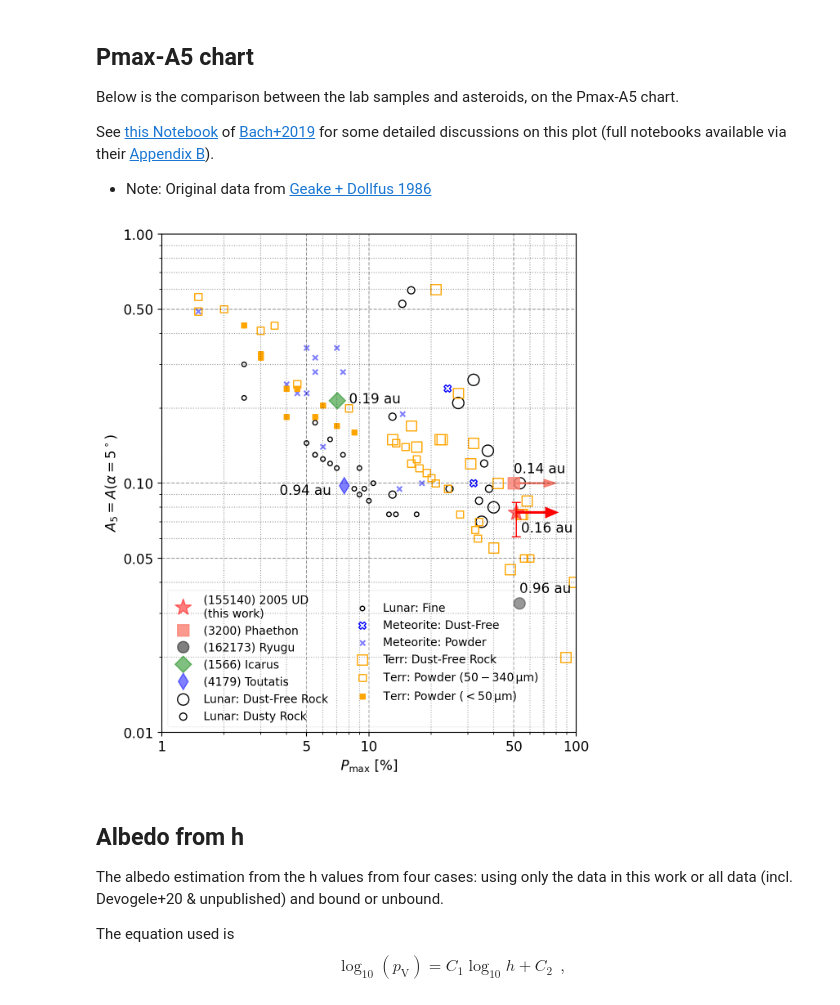
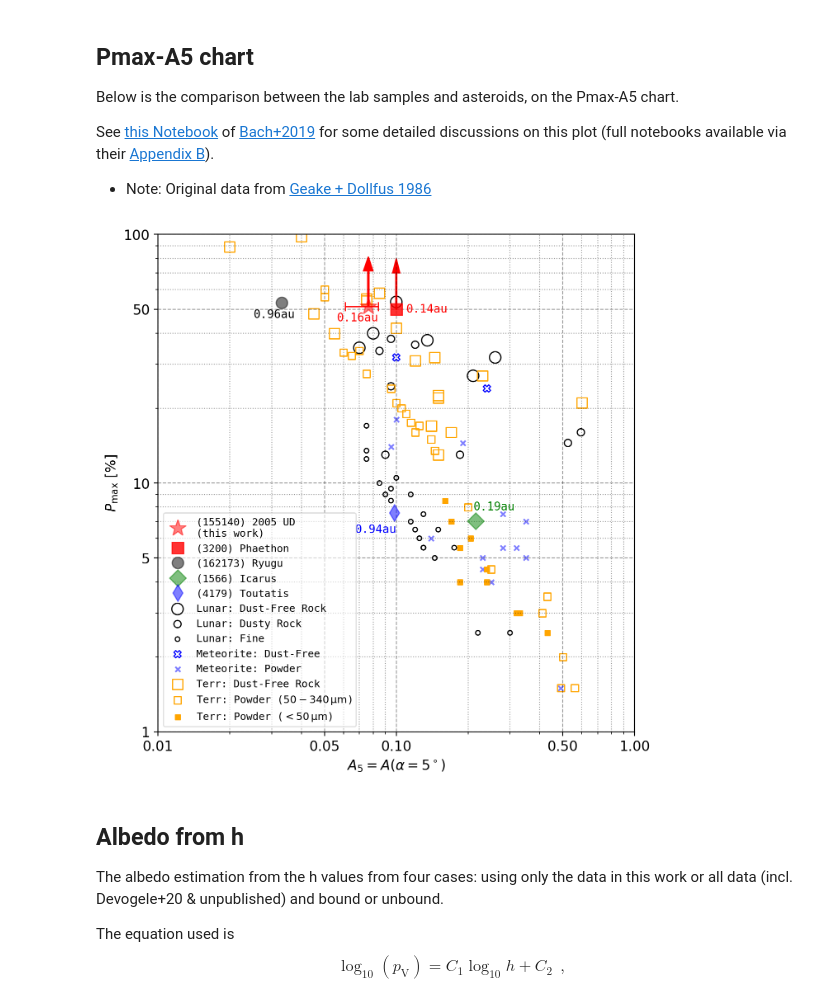
Before and after one commit to ysBach/IshiguroM_etal_155140_2005UD, a Jupyter notebook: polarimetry/Comparison_with_others.ipynb, the cells around one changed output. Drawn from its saved outputs; the diff is of its cells as text; code cells hidden in the pictures.

```diff
--- a/polarimetry/Comparison_with_others.ipynb
+++ b/polarimetry/Comparison_with_others.ipynb
@@ -334,68 +335,81 @@ markers = {"Lunar Dust-Free Rock":
                     label="Terr: Powder ($< 50 \,\mathrm{\mu m}$)")
            }
 
 plt.close('all')
-fig, ax = plt.subplots(1, 1, figsize=(6.3, 7))
+fig, ax = plt.subplots(1, 1, figsize=(7, 7))
 
 for categ, group in dg_ptab:
-    ax.scatter(group["Pmax"], group["A5"], **markers[categ])
+    ax.scatter(group["A5"], group["Pmax"], **markers[categ])
 
+fontdict = {'family':"monospace", "size": 10}
+# 2005UD
+oefactor = 1.31
+alb_5_ud = 0.1/oefactor # A_5 = p_V/1.31 : Factor 1.31 same as Phaethon in ItoT+2018NatCo paper.
 pmax_ud = 51.31
-alb_5_ud = 0.1/1.31  # A_5 = p_V/1.31 : Factor 1.31 same as Phaethon in ItoT+2018NatCo paper.
-dy = np.array([[alb_5_ud - 0.08/1.31], [0.11/1.31 - alb_5_ud]])
-ax.plot(pmax_ud, alb_5_ud, marker='*', color='r', ms=15,
-        ls='', alpha=0.5, label="(155140) 2005 UD \n(this work)")
-ax.errorbar(pmax_ud, alb_5_ud, yerr=dy, marker=None, color='r', ms=10,
+dx = np.array([[alb_5_ud - 0.08/oefactor], [0.11/oefactor - alb_5_ud]])
+_ = ax.plot(alb_5_ud, pmax_ud, marker='*', color='r', ms=15,
+            ls='', alpha=0.5, label="(155140) 2005 UD \n(this work)")
+color = _[0].get_color()
+ax.errorbar(alb_5_ud, pmax_ud, xerr=dx, marker=None, color=color, ms=10,
             ls='', elinewidth=1, capsize=4, label=None)
-ax.arrow(pmax_ud, alb_5_ud, dx=20, dy=0, head_width=0.007, head_length=10, fc='r', ec='r')
-ax.text(pmax_ud+3, alb_5_ud/1.2, "0.16 au")
+ax.arrow(alb_5_ud, pmax_ud, dx=0, dy=20, head_width=0.007, head_length=10, fc=color, ec=color)
+ax.text(alb_5_ud*0.9, pmax_ud*0.9, "0.16au", ha="center", va="center", fontdict=fontdict, color=color)
 
+# Phaethon
+alb_5_phae = 0.10
 pmax_phae = 50
-alb_5_phae = 0.10 # rough value from polarimetry (e.g., ItoT+2018 NatCo)
-ax.plot(pmax_phae, alb_5_phae, marker='s', color='salmon', ms=10,
-        ls='', alpha=0.8, label="(3200) Phaethon")
-ax.arrow(pmax_phae, alb_5_phae, dx=20, dy=0, head_width=0.007, head_length=10, fc='salmon', ec='salmon')
-ax.text(pmax_phae, alb_5_phae*1.1, "0.14 au")
+_ = ax.plot(alb_5_phae, pmax_phae, marker='s', color="r", ms=10,
+            ls='', alpha=0.8, label="(3200) Phaethon")
+color = _[0].get_color()
+ax.arrow(alb_5_phae, pmax_phae, dx=0, dy=20, head_width=0.007, head_length=10, fc=color, ec=color)
+ax.text(alb_5_phae*1.1, pmax_phae, "0.14au", ha="left", va="center", fontdict=fontdict, color=color)
 
-pmax_ryugu = 53.3  # KurodaD+2021 A&A
-alb_5_ryugu = 0.033  # KurodaD+2021 A&A
-ax.plot(pmax_ryugu, alb_5_ryugu, marker='o', color='k', ms=10,
-        ls='', alpha=0.5, label="(162173) Ryugu")
-ax.text(pmax_ryugu, alb_5_ryugu*1.1, "0.96 au")
+# Ryugu
+alb_5_ryugu = 0.033  # albedo at alpha=6 deg, TatsumiE+20, adopted from KurodaD+21
+pmax_ryugu = 53  # KurodaD+21
+_ = ax.plot(alb_5_ryugu, pmax_ryugu, marker='o', color='k', ms=10,
+            ls='', alpha=0.5, label="(162173) Ryugu")
+color = _[0].get_color()
+ax.text(alb_5_ryugu*0.93, pmax_ryugu*0.9, "0.96au", ha="center", va='center', fontdict=fontdict, color=color)
 
-ax.plot(7.04, 0.215, marker='D', color='g', ms=10,
-        ls='', alpha=0.5, label="(1566) Icarus")
-ax.text(8, 0.21, "0.19 au")
+# Icarus
+_ = ax.plot(0.215, 7.04, marker='D', color='g', ms=10,
+            ls='', alpha=0.5, label="(1566) Icarus")
+color = _[0].get_color()
+ax.text(0.21, 7.8, "0.19au", fontdict=fontdict, color=color)
 
-ax.plot(7.6, 0.098, marker='d', color='b', ms=10,
-        ls='', alpha=0.5, label="(4179) Toutatis")
-ax.text(3.7, 0.09, "0.94 au")
+# Toutatis
+_ = ax.plot(0.098, 7.6, marker='d', color='b', ms=10,
+            ls='', alpha=0.5, label="(4179) Toutatis")
+color = _[0].get_color()
+ax.text(0.10, 6.5, "0.94au", ha="right", va="center", fontdict=fontdict, color=color)
 
 
 ax.set_yscale('log')
 ax.set_xscale('log')
-ax.set_ylim(0.01, 1)
-ax.set_xlim(1, 100)
+ax.set_xlim(0.01, 1)
+ax.set_ylim(1, 100)
 
-xlines = [1, 5, 10, 50, 100]
-ylines = [0.01, 0.05, 0.10, 0.50, 1.]
+xlines = [0.01, 0.05, 0.10, 0.50, 1.]
+ylines = [1, 5, 10, 50, 100]
+
 ax.set_xticks(xlines)
 ax.set_yticks(ylines)
-ax.xaxis.set_major_formatter(Pfmter)
-ax.yaxis.set_major_formatter(Afmter)
+ax.xaxis.set_major_formatter(Afmter)
+ax.yaxis.set_major_formatter(Pfmter)
 
 ax.grid(which='minor', ls=':', color='k', alpha=0.4)
 ax.grid(which='major', ls='--', color='k', alpha=0.4)
 
-ax.set_xlabel(r"$ P_\mathrm{max} $ [%]")
-ax.set_ylabel(r"$ A_5 = A(\alpha = 5^\circ) $")
+ax.set_xlabel(r"$ A_5 = A(\alpha = 5^\circ) $")
+ax.set_ylabel(r"$ P_\mathrm{max} $ [%]")
 
-ax.legend(fontsize=10, ncol=2, framealpha=0.2)
+ax.legend(fontsize=10, ncol=1, framealpha=0.6, prop={'family': 'monospace', 'size': 9})
 
 plt.tight_layout()
 plt.savefig(FIGDIR/"fig_Pmax-A5.pdf")
 # %% [output]
-[figure, old version]
+[figure, new version]
 # %% [markdown]
 ## Albedo from h
 The albedo estimation from the h values from four cases: using only the data in this work or all data (incl. Devogele+20 & unpublished) and bound or unbound.
```
Also changed, not shown: parts of 3 cells of this notebook, 24 other files.
